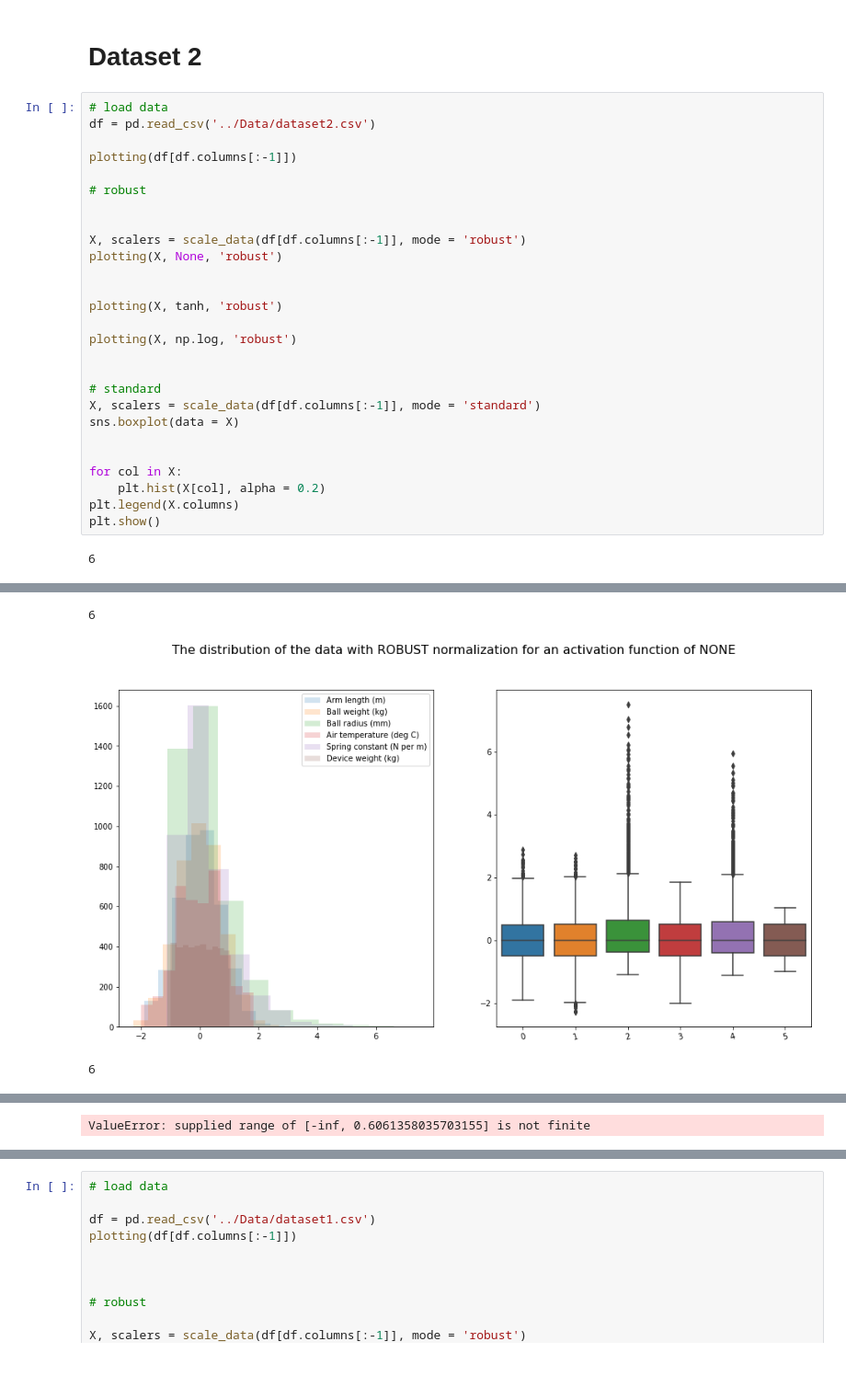
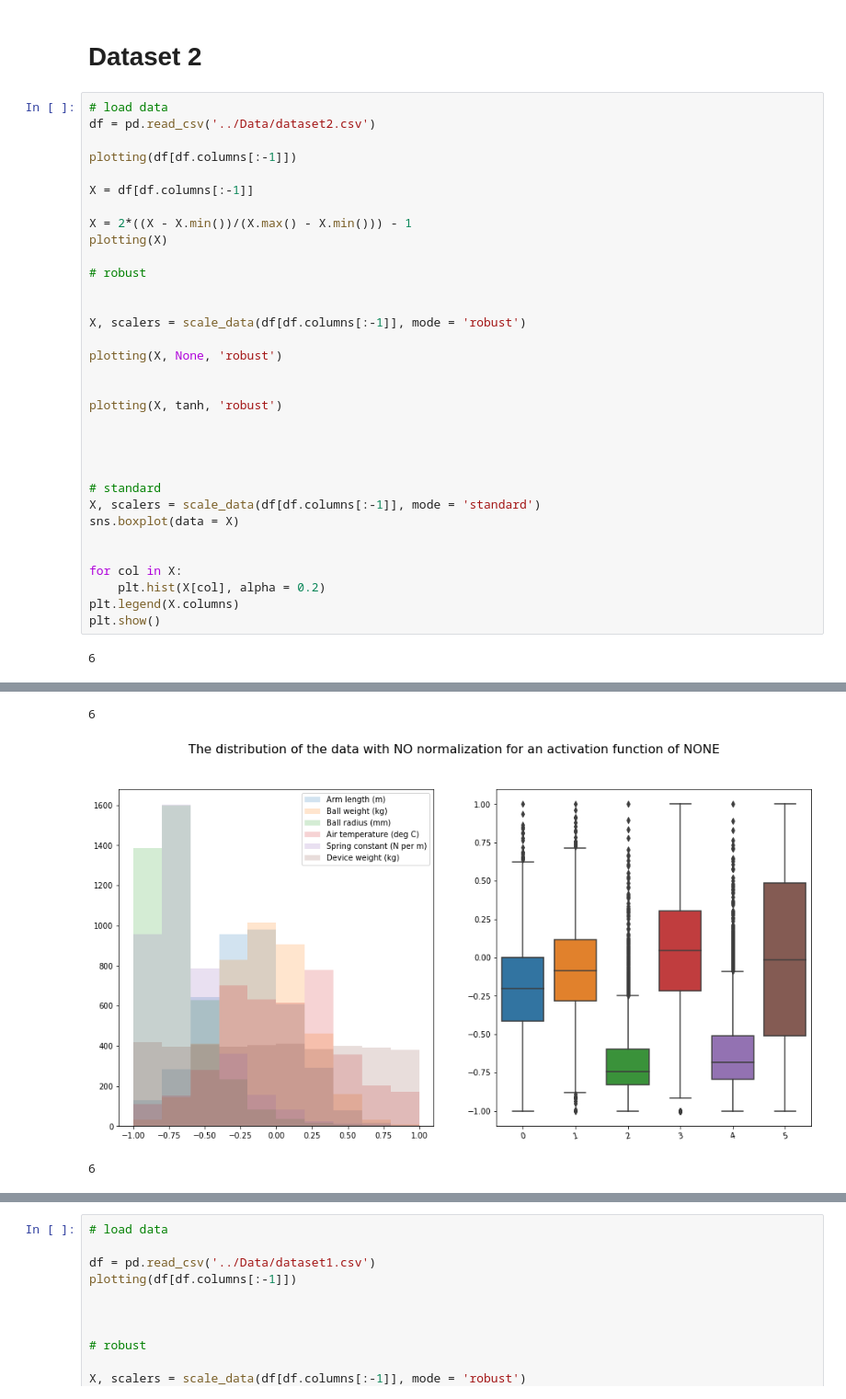
Before and after one commit to namiyousef/Intro_to_ML, a Jupyter notebook: Coursework/Distributions.ipynb, the cells around one changed output, grey strips where cells are left out. Shown at 92% size. Cells and saved outputs as stored; diff of their text form; blank space fills up the shorter version.

```diff
--- a/Coursework/Distributions.ipynb
+++ b/Coursework/Distributions.ipynb
@@ -75,33 +75,39 @@ def plotting(x, activation = None, normalization = 'NO'):
 # %%
 # load data
 df = pd.read_csv('../Data/dataset2.csv')
 
 plotting(df[df.columns[:-1]])
 
+X = df[df.columns[:-1]]
+
+X = 2*((X - X.min())/(X.max() - X.min())) - 1
+plotting(X)
+
 # robust
 
 
 X, scalers = scale_data(df[df.columns[:-1]], mode = 'robust')
+
 plotting(X, None, 'robust')
 
 
 plotting(X, tanh, 'robust')
 
-plotting(X, np.log, 'robust')
+
 
 
 # standard
 X, scalers = scale_data(df[df.columns[:-1]], mode = 'standard')
 sns.boxplot(data = X)
 
 
 for col in X:
     plt.hist(X[col], alpha = 0.2)
 plt.legend(X.columns)
 plt.show()
 # %% [output]
 6
 [figure]
 6
-[figure, old version]
+[figure, new version]
 6
@@ -109,2 +115 @@ plt.show()
 6
-ValueError: supplied range of [-inf, 0.6061358035703155] is not finite
```
Also changed, not shown: parts of 3 cells of this notebook.
